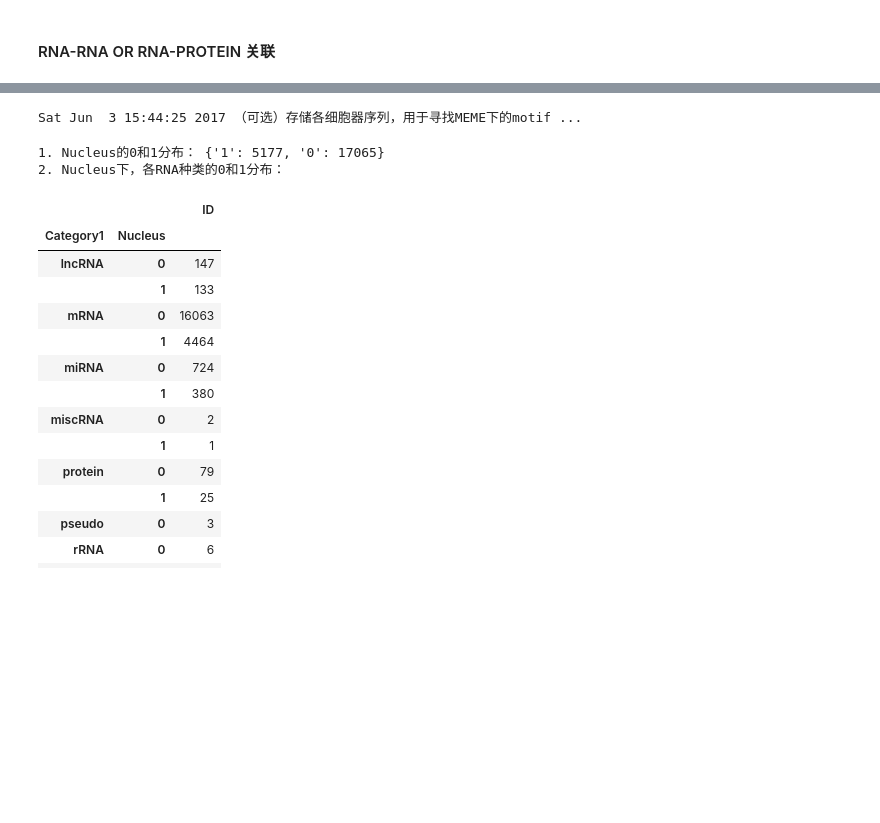
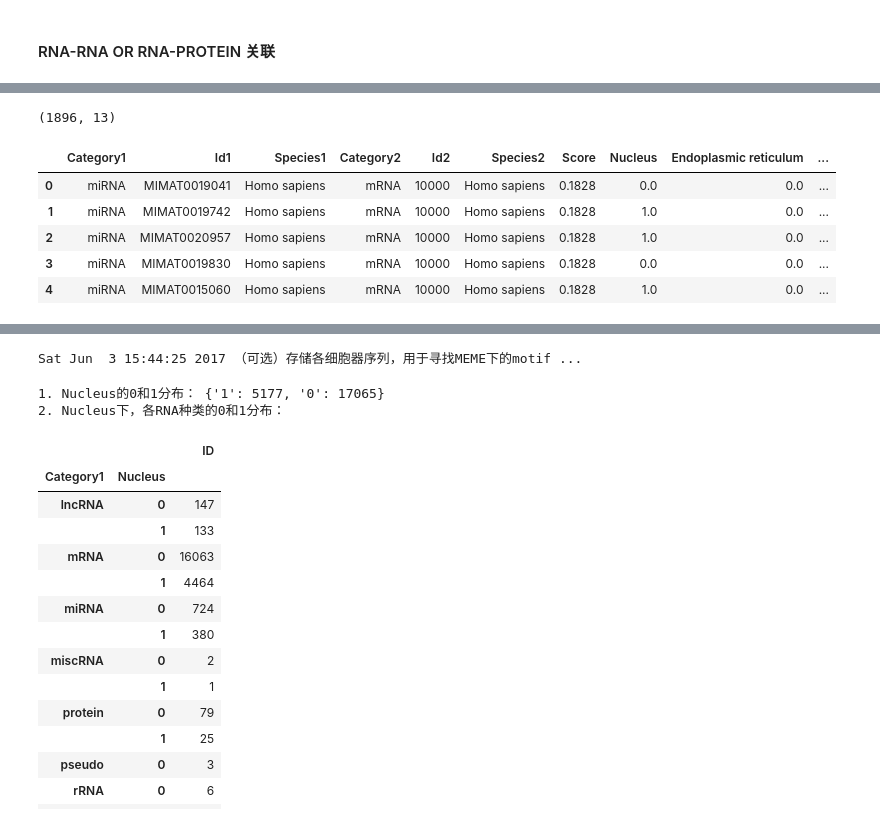
Before and after one commit to ShixiangWan/iPython-Laboratory, a Jupyter notebook: protein.ipynb, the cells around one changed output, grey strips where cells are left out. Drawn from its saved outputs; the diff is of its cells as text; code cells hidden in the pictures; blank space fills up the shorter version.

```diff
--- a/protein.ipynb
+++ b/protein.ipynb
@@ -164,3 +2,0 @@ RNA_Locate.head()
-# %%
-ALL_DATA_ID1 = ALL_DATA.drop_duplicates('Id1')[['Id1', 'Species1', 'Category1']]
-ID2Seq_all_RNA_Locate = pd.merge(ID2Seq_all, ALL_DATA_ID1, left_on='OfficialID', right_on='Id1')
@@ -245,0 +163,30 @@ Sat Jun  3 15:42:57 2017 （可选）保存fasta文件（索引唯一，便于Ps
+# %%
+"""
+从ALL_DATA中筛选出ID1能找到，ID2找不到的样本
+"""
+df1 = ID2Seq_all_RNA_Locate.drop_duplicates("Official ID")[['Official ID', 'Sequences']]
+print 'drop_duplicates', df1.shape
+df2 = pd.merge(df1, ALL_DATA, left_on='Official ID', right_on='Id1')
+print 'merge', df2.shape
+df3 = pd.merge(df1, df2, left_on='Official ID', right_on='Id2', how='right')
+print 'merge', df3.shape
+df4 = df3[df3['Official ID_x'].isnull()][['Category1', 'Id1', 'Species1', 'Category2', 'Id2', 'Species2', 'Score']]
+print 'merge', df4.shape
+df5 = df4[df4['Category2'] == 'miRNA']
+print 'Category2 == miRNA', df5.shape
+df5 = df5.drop_duplicates('Id2')
+print 'drop_duplicates', df5.shape
+df5.head()
+
+# """
+# ALL_DATA中找不到ID1的样本(204万)
+
+# df2 = pd.merge(df1, ALL_DATA, left_on='Official ID', right_on='Id1', how='right')
+# ALL_DATA_noID1 = df2[df2['Official ID'].isnull()][['Category1', 'Id1', 'Species1', 'Category2', 'Id2', 'Species2', 'Score']]
+# ALL_DATA_noID1 = ALL_DATA_noID1.reset_index(drop=True)
+
+# print 'ALL_DATA_noID1', ALL_DATA_noID1.shape
+# print ALL_DATA_noID1[(ALL_DATA_noID1['Category1'] != 'miRNA') & (ALL_DATA_noID1['Category2'] == 'miRNA')].shape
+
+# ALL_DATA_noID1.head()
+# """
@@ -245,0 +312,19 @@ Sat Jun  3 15:42:57 2017 （可选）保存fasta文件（索引唯一，便于Ps
+# %%
+"""
+融合右侧
+对预测出的标签进行处理
+将预测标签与df5融合（一定要注意标签重置！）
+"""
+df5_Homo = df5[df5.Species1 == 'Homo sapiens']
+df5_Homo = df5_Homo.reset_index(drop=True)
+feature_df_pred = pd.concat([df5_Homo, pd.DataFrame(y_test_pred, columns=label_list)], axis=1)
+print feature_df_pred.shape
+feature_df_pred.head()
+# %% [output]
+(1896, 13)
+|  | Category1 | Id1 | Species1 | Category2 | Id2 | Species2 | Score | Nucleus | Endoplasmic reticulum | ... |
+| 0 | miRNA | MIMAT0019041 | Homo sapiens | mRNA | 10000 | Homo sapiens | 0.1828 | 0.0 | 0.0 | ... |
+| 1 | miRNA | MIMAT0019742 | Homo sapiens | mRNA | 10000 | Homo sapiens | 0.1828 | 1.0 | 0.0 | ... |
+| 2 | miRNA | MIMAT0020957 | Homo sapiens | mRNA | 10000 | Homo sapiens | 0.1828 | 1.0 | 0.0 | ... |
+| 3 | miRNA | MIMAT0019830 | Homo sapiens | mRNA | 10000 | Homo sapiens | 0.1828 | 0.0 | 0.0 | ... |
+| 4 | miRNA | MIMAT0015060 | Homo sapiens | mRNA | 10000 | Homo sapiens | 0.1828 | 1.0 | 0.0 | ... |
```
Also changed, not shown: parts of 51 cells of this notebook.
